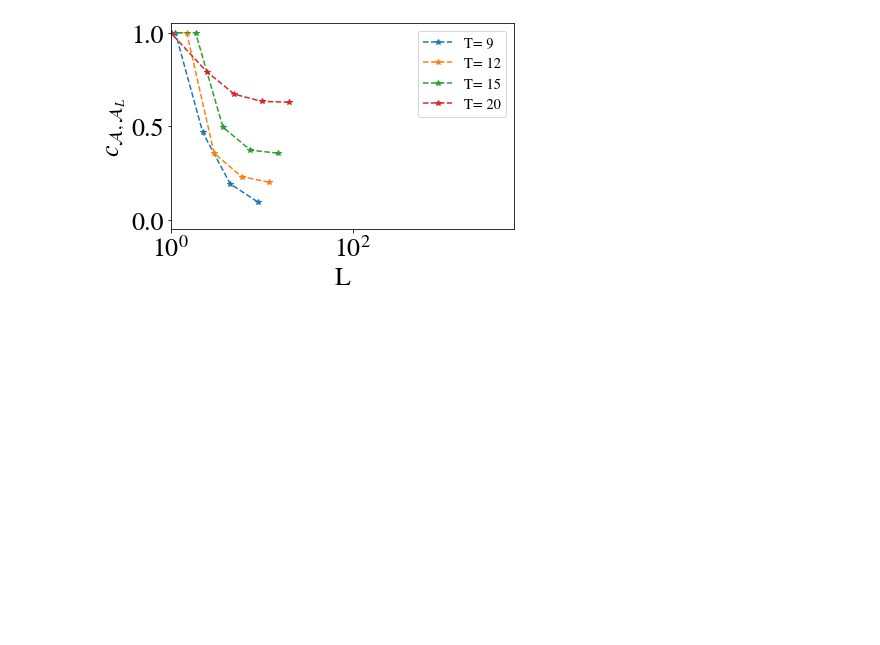
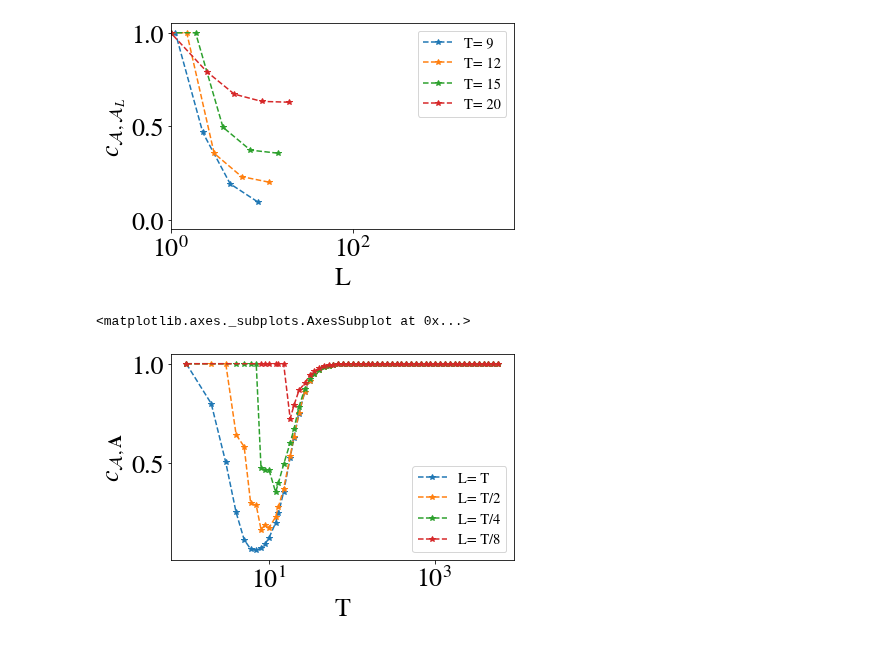
Before and after one commit to saemeon/SubTempNet, a Jupyter notebook: Simulations Empirical Temporal Networks.ipynb, the cells around one changed output. Cells and saved outputs as stored; diff of their text form; code cells hidden in the pictures; blank space fills up the shorter version.

```diff
--- a/Simulations Empirical Temporal Networks.ipynb
+++ b/Simulations Empirical Temporal Networks.ipynb
@@ -96,0 +94,5 @@ STN.plot_cA0AL(2,4,6,8)
+# %%
+STN.plot_cA0AT()
+# %% [output]
+<matplotlib.axes._subplots.AxesSubplot at 0x...>
+[figure, added]
```
Also changed, not shown: parts of 5 cells of this notebook, 1 other file.
